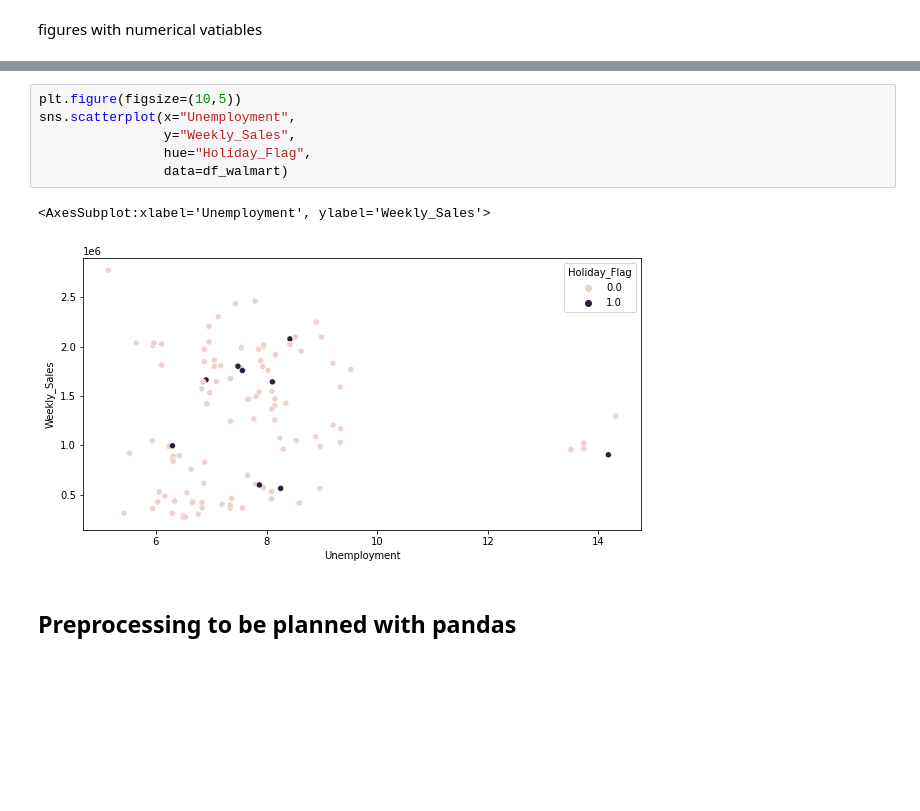
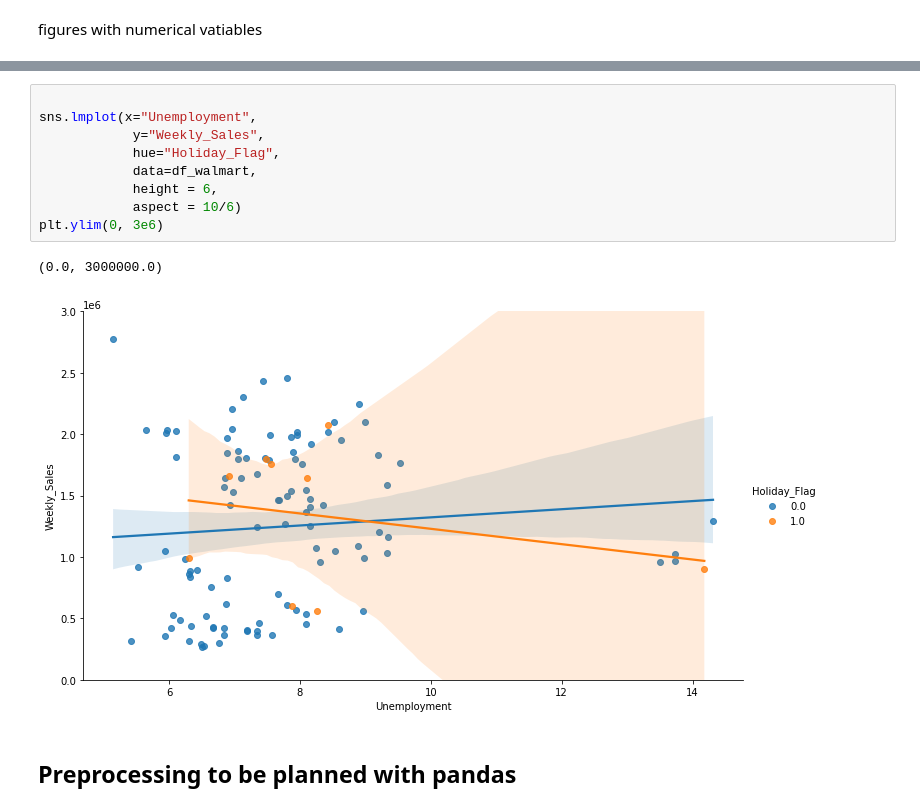
Before and after one commit to Stylomines/walmart_sales, a Jupyter notebook: walmart_project.ipynb, the cells around one changed output, grey strips where cells are left out. Saved outputs shown, nothing was run; the diff lists cells and outputs as text; blank space fills up the shorter version.

Commit message:
updating graphics

```diff
--- a/walmart_project.ipynb
+++ b/walmart_project.ipynb
@@ -169,12 +179,15 @@ sns.scatterplot(x="CPI",
 # %%
-plt.figure(figsize=(10,5))
-sns.scatterplot(x="Unemployment",
-                y="Weekly_Sales",
-                hue="Holiday_Flag",
-                data=df_walmart)
+
+sns.lmplot(x="Unemployment",
+            y="Weekly_Sales",
+            hue="Holiday_Flag",
+            data=df_walmart,
+            height = 6,
+            aspect = 10/6)
+plt.ylim(0, 3e6)
 # %% [output]
-<AxesSubplot:xlabel='Unemployment', ylabel='Weekly_Sales'>
+(0.0, 3000000.0)
-[figure, old version]
+[figure, new version]
 # %% [markdown]
 ## Preprocessing to be planned with pandas
 # %% [markdown]
```
Also changed, not shown: parts of 9 cells of this notebook.
